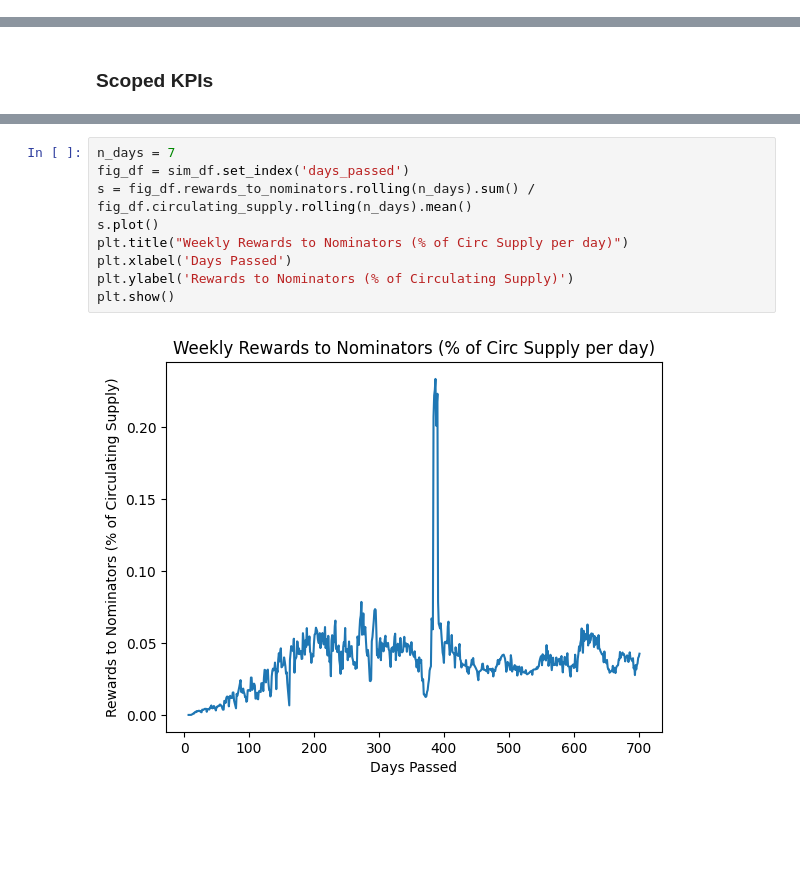
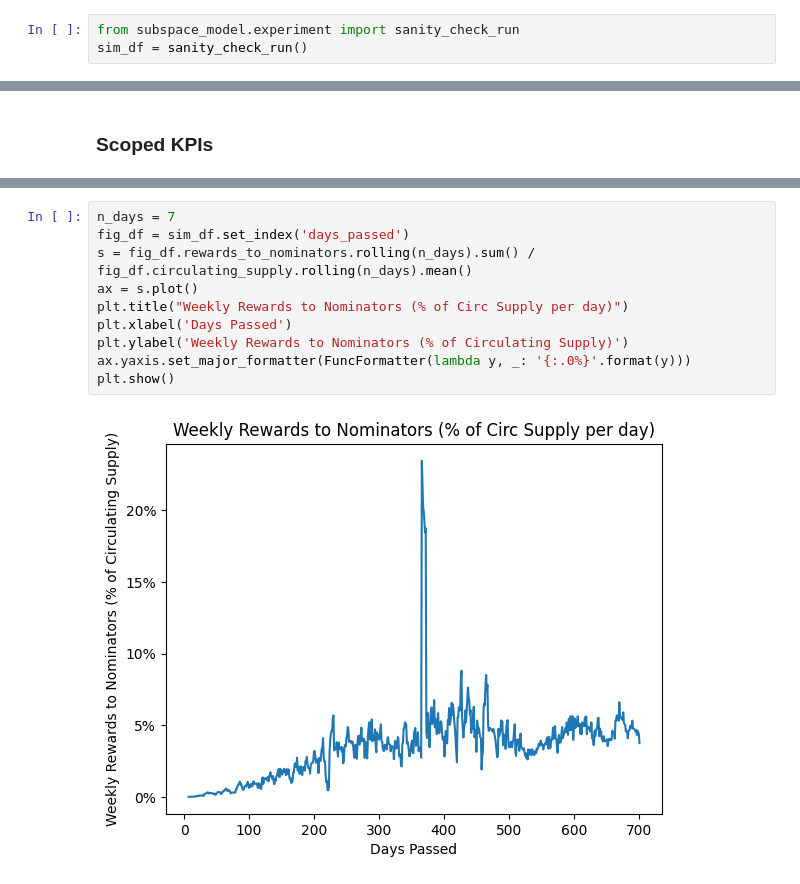
Before and after one commit to BlockScience/subspace, a Jupyter notebook: notebooks/sanity_check.ipynb, the cells around one changed output, grey strips where cells are left out. Drawn from its saved outputs; the diff is of its cells as text; blank space fills up the shorter version.

```diff
--- a/notebooks/sanity_check.ipynb
+++ b/notebooks/sanity_check.ipynb
@@ -56,0 +29,3 @@ Total execution time: 0.52s
+# %%
+from subspace_model.experiment import sanity_check_run
+sim_df = sanity_check_run()
@@ -209,14 +200,15 @@ fig.show()
 # %%
 n_days = 7
 fig_df = sim_df.set_index('days_passed')
 s = fig_df.rewards_to_nominators.rolling(n_days).sum() / fig_df.circulating_supply.rolling(n_days).mean()
-s.plot()
+ax = s.plot()
 plt.title("Weekly Rewards to Nominators (% of Circ Supply per day)")
 plt.xlabel('Days Passed')
-plt.ylabel('Rewards to Nominators (% of Circulating Supply)')
+plt.ylabel('Weekly Rewards to Nominators (% of Circulating Supply)')
+ax.yaxis.set_major_formatter(FuncFormatter(lambda y, _: '{:.0%}'.format(y)))
 plt.show()
 # %% [output]
-[figure, old version]
+[figure, new version]
 # %%
 n = 7
 s = fig_df.reward_issuance_balance.diff() * -1.0
```
Also changed, not shown: parts of 18 cells of this notebook, 2 other files.
